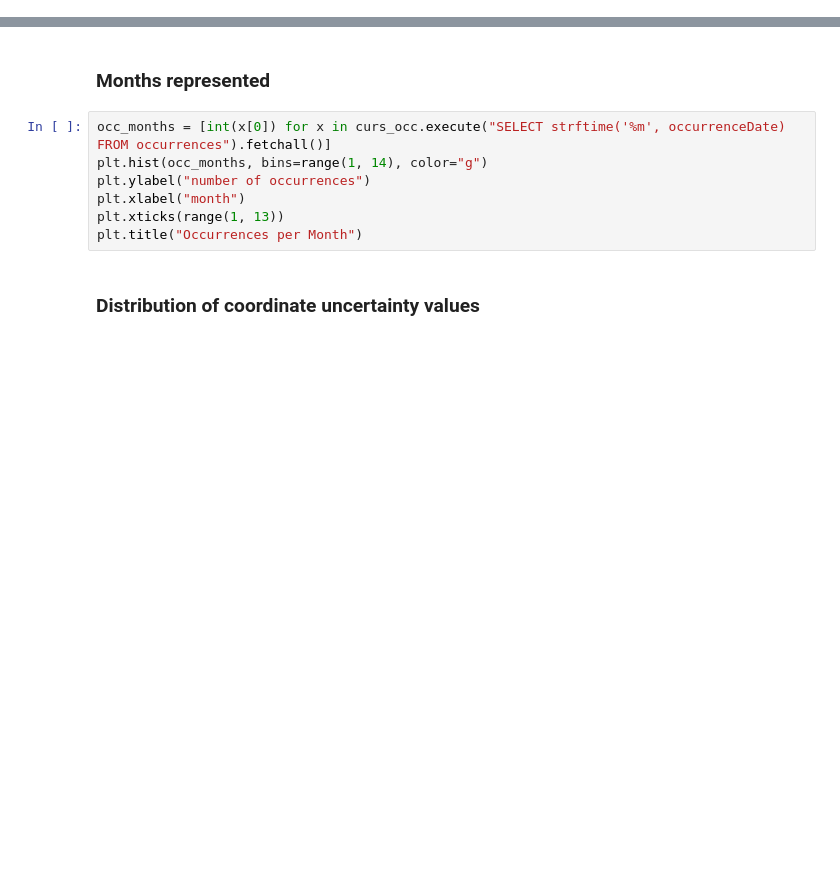
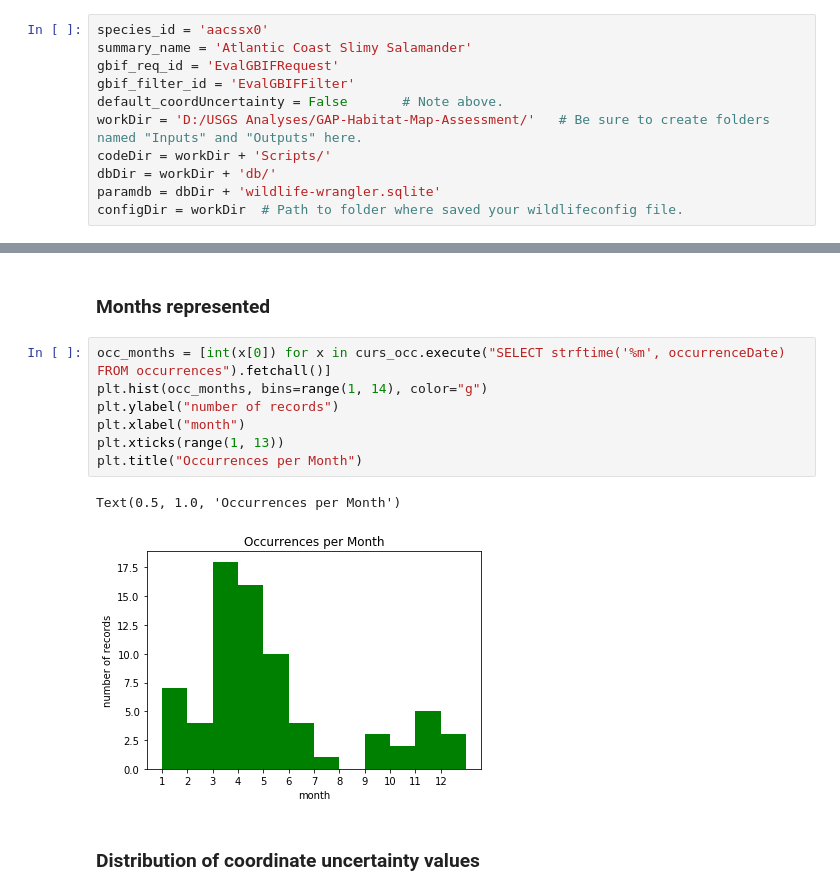
Before and after one commit to mjrubino/GAP-Habitat-Map-Assessment, a Jupyter notebook: Occurrence-Record-Report.ipynb, the cells around one changed output, grey strips where cells are left out. Drawn from its saved outputs; the diff is of its cells as text; blank space fills up the shorter version.

```diff
--- a/Occurrence-Record-Report.ipynb
+++ b/Occurrence-Record-Report.ipynb
@@ -5,0 +8,11 @@ This notebook is a tool for exploring data sets requested from GBIF (and eventua
+# %%
+species_id = 'aacssx0'
+summary_name = 'Atlantic Coast Slimy Salamander'
+gbif_req_id = 'EvalGBIFRequest'
+gbif_filter_id = 'EvalGBIFFilter'
+default_coordUncertainty = False       # Note above.
+workDir = 'D:/USGS Analyses/GAP-Habitat-Map-Assessment/'   # Be sure to create folders named "Inputs" and "Outputs" here.
+codeDir = workDir + 'Scripts/'
+dbDir = workDir + 'db/'
+paramdb = dbDir + 'wildlife-wrangler.sqlite'
+configDir = workDir  # Path to folder where saved your wildlifeconfig file.
@@ -260,10 +347,13 @@ plt.title("Occurrences per Year")
 # %%
 occ_months = [int(x[0]) for x in curs_occ.execute("SELECT strftime('%m', occurrenceDate) FROM occurrences").fetchall()]
 plt.hist(occ_months, bins=range(1, 14), color="g")
-plt.ylabel("number of occurrences")
+plt.ylabel("number of records")
 plt.xlabel("month")
 plt.xticks(range(1, 13))
 plt.title("Occurrences per Month")
+# %% [output]
+Text(0.5, 1.0, 'Occurrences per Month')
+[figure, added]
 # %% [markdown]
 ### Distribution of coordinate uncertainty values
 # %%
```
Also changed, not shown: parts of 40 cells of this notebook.
